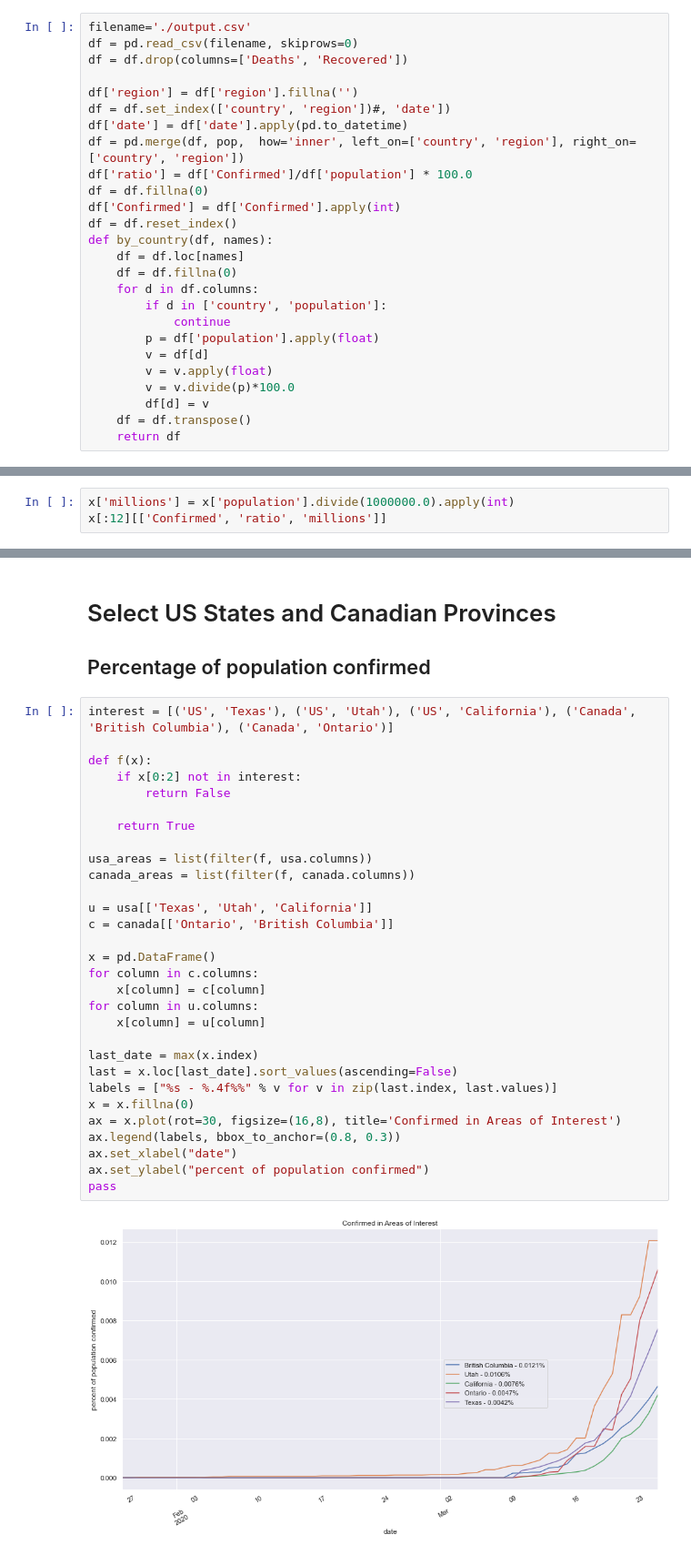
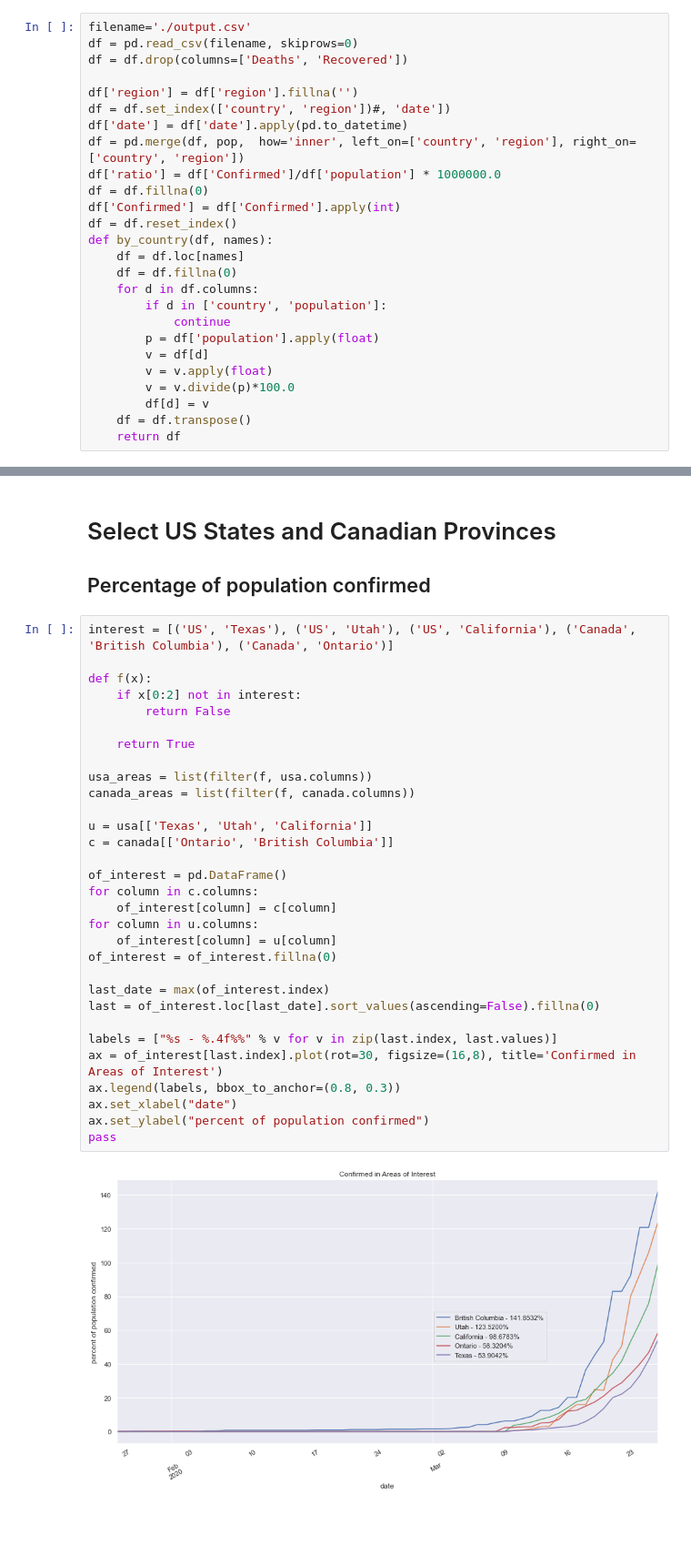
Before and after one commit to rrx/COVID-19, a Jupyter notebook: analysis.ipynb, the cells around one changed output, grey strips where cells are left out. Shown: that part at 91% size. Drawn from its saved outputs; the diff is of its cells as text; blank space fills up the shorter version.

```diff
--- a/analysis.ipynb
+++ b/analysis.ipynb
@@ -30,7 +30,7 @@ df['region'] = df['region'].fillna('')
 df = df.set_index(['country', 'region'])#, 'date'])
 df['date'] = df['date'].apply(pd.to_datetime)
 df = pd.merge(df, pop,  how='inner', left_on=['country', 'region'], right_on=['country', 'region'])
-df['ratio'] = df['Confirmed']/df['population'] * 100.0
+df['ratio'] = df['Confirmed']/df['population'] * 1000000.0
 df = df.fillna(0)
 df['Confirmed'] = df['Confirmed'].apply(int)
 df = df.reset_index()
@@ -120,5 +120,2 @@ pass
 # %% [markdown]
 # Percentage of Population Confirmed - Top 12 US States
-# %%
-x['millions'] = x['population'].divide(1000000.0).apply(int)
-x[:12][['Confirmed', 'ratio', 'millions']]
@@ -212,32 +211,33 @@ world_pop[countries.index].tail(6)
 # %%
 interest = [('US', 'Texas'), ('US', 'Utah'), ('US', 'California'), ('Canada', 'British Columbia'), ('Canada', 'Ontario')]
 
 def f(x):
     if x[0:2] not in interest:
         return False
 
     return True
 
 usa_areas = list(filter(f, usa.columns))
 canada_areas = list(filter(f, canada.columns))
 
 u = usa[['Texas', 'Utah', 'California']]
 c = canada[['Ontario', 'British Columbia']]
 
-x = pd.DataFrame()
+of_interest = pd.DataFrame()
 for column in c.columns:
-    x[column] = c[column]
+    of_interest[column] = c[column]
 for column in u.columns:
-    x[column] = u[column]
+    of_interest[column] = u[column]
+of_interest = of_interest.fillna(0)
 
-last_date = max(x.index)
-last = x.loc[last_date].sort_values(ascending=False)
+last_date = max(of_interest.index)
+last = of_interest.loc[last_date].sort_values(ascending=False).fillna(0)
+
 labels = ["%s - %.4f%%" % v for v in zip(last.index, last.values)]
-x = x.fillna(0)
-ax = x.plot(rot=30, figsize=(16,8), title='Confirmed in Areas of Interest')
+ax = of_interest[last.index].plot(rot=30, figsize=(16,8), title='Confirmed in Areas of Interest')
 ax.legend(labels, bbox_to_anchor=(0.8, 0.3))
 ax.set_xlabel("date")
 ax.set_ylabel("percent of population confirmed")
 pass
 # %% [output]
-[figure, old version]
+[figure, new version]
```
Also changed, not shown: parts of 10 cells of this notebook.
